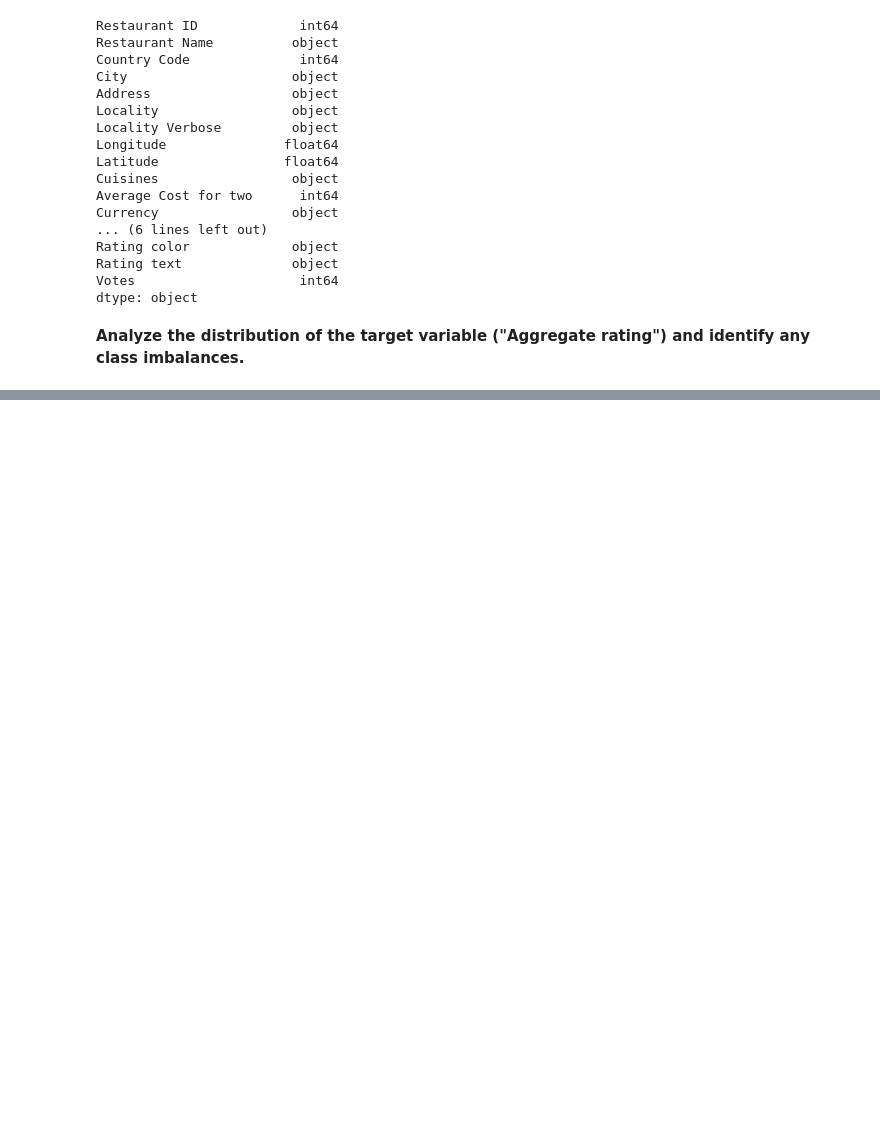
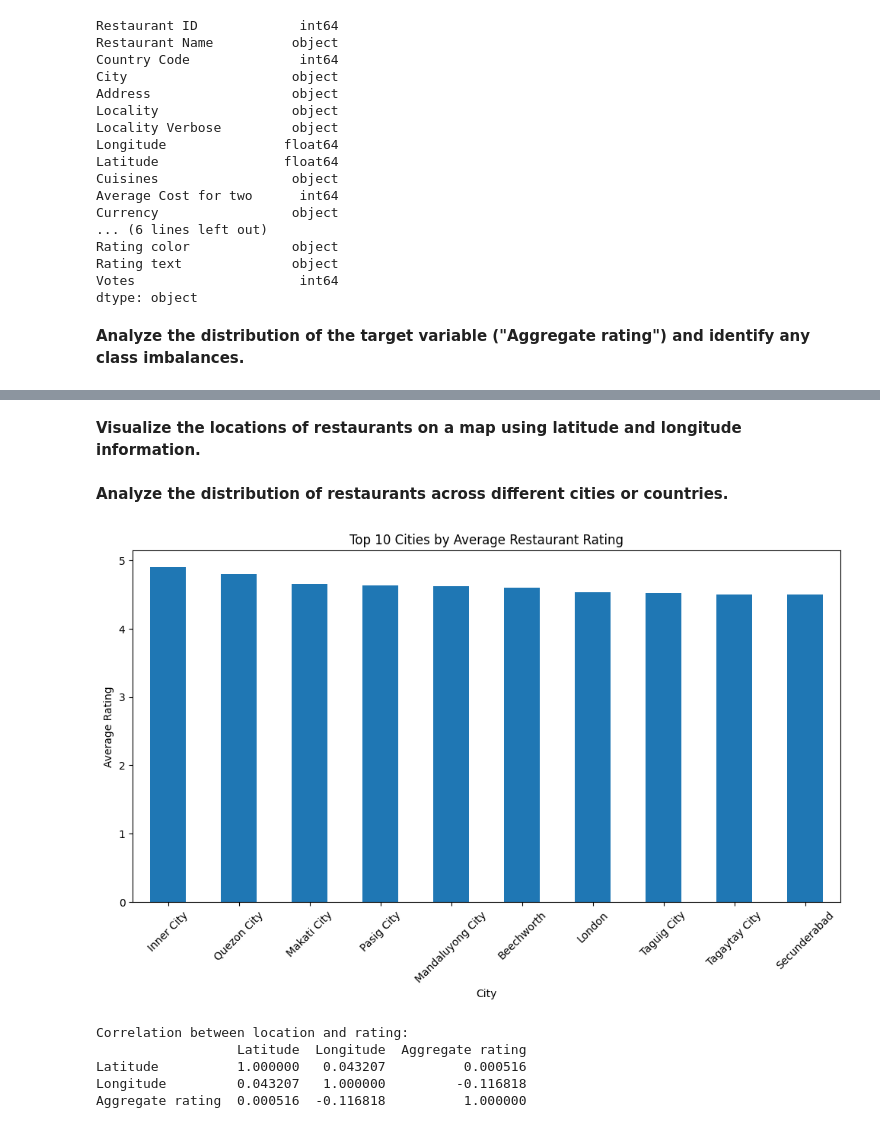
Before and after one commit to swagat2001/restaurant-data-analysis, a Jupyter notebook: resturant.ipynb, the cells around one changed output, grey strips where cells are left out. Drawn from its saved outputs; the diff is of its cells as text; code cells hidden in the pictures; blank space fills up the shorter version.

```diff
--- a/resturant.ipynb
+++ b/resturant.ipynb
@@ -238,0 +267,2 @@ Name: count, dtype: int64
+# %% [markdown]
+**Visualize the locations of restaurants on a map using latitude and longitude information.**
@@ -238,0 +287,24 @@ Name: count, dtype: int64
+# %% [markdown]
+**Analyze the distribution of restaurants across different cities or countries.**
+# %%
+city_ratings = df.groupby('City')['Aggregate rating'].mean().sort_values(ascending=False)
+top_rated_cities = city_ratings.head(10)
+
+plt.figure(figsize=(12, 6))
+top_rated_cities.plot(kind='bar')
+plt.title('Top 10 Cities by Average Restaurant Rating')
+plt.ylabel('Average Rating')
+plt.xticks(rotation=45)
+plt.show()
+# %% [output]
+[figure, added]
+# %%
+# Correlation between latitude/longitude and rating
+print("\nCorrelation between location and rating:")
+print(df[['Latitude', 'Longitude', 'Aggregate rating']].corr())
+# %% [output]
+Correlation between location and rating:
+                  Latitude  Longitude  Aggregate rating
+Latitude          1.000000   0.043207          0.000516
+Longitude         0.043207   1.000000         -0.116818
+Aggregate rating  0.000516  -0.116818          1.000000
```
Also changed, not shown: parts of 17 cells of this notebook.
